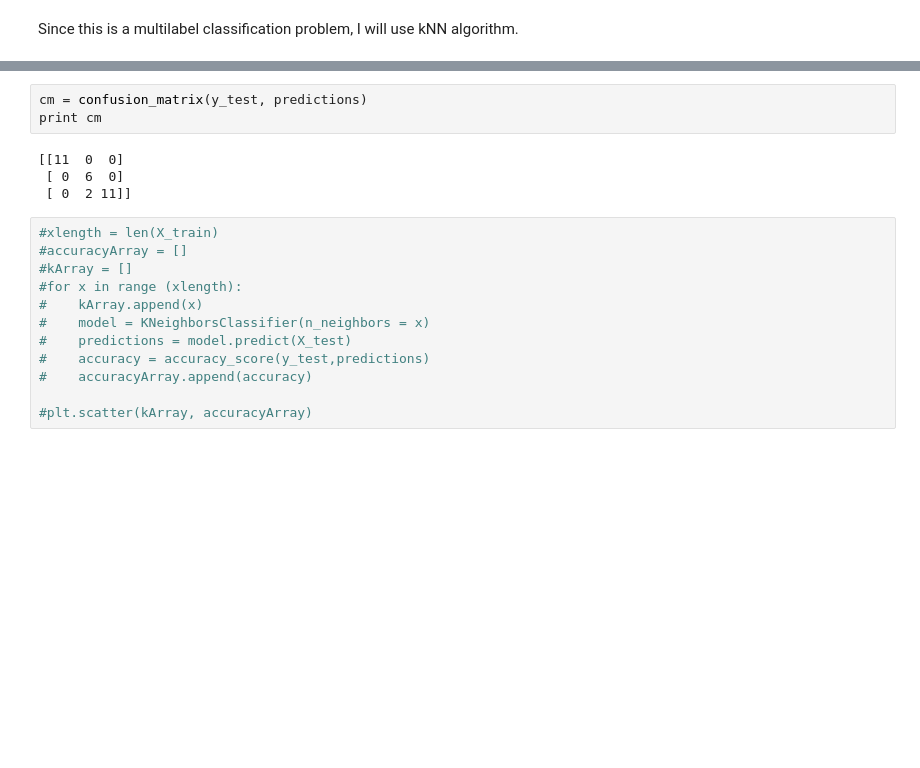
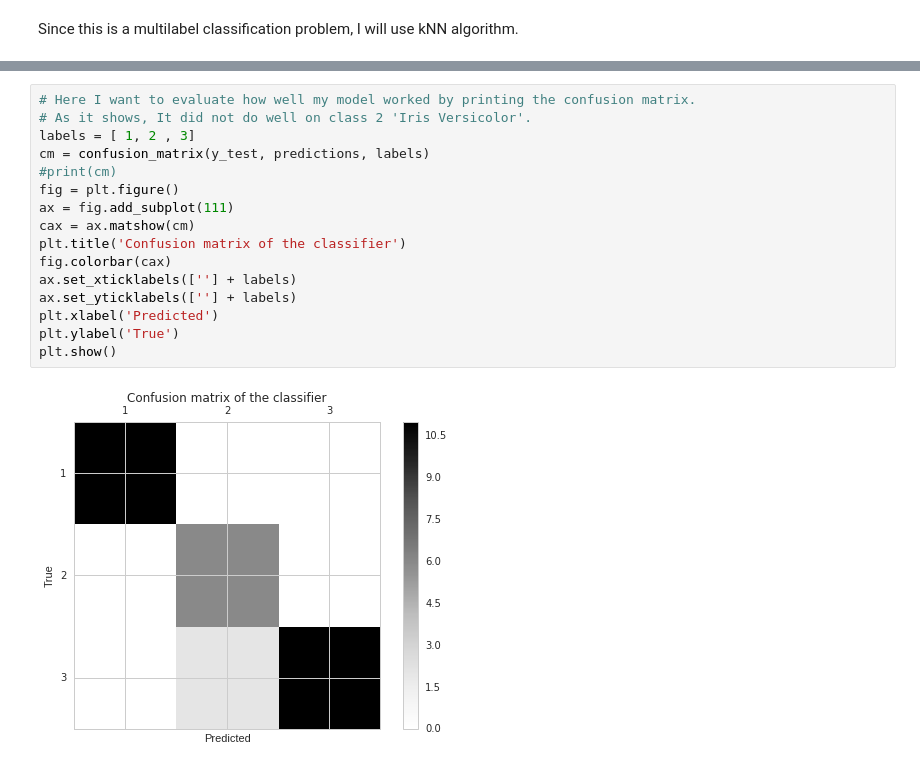
Before and after one commit to Andalibt/Data_Science_Portfolio, a Jupyter notebook: Iris.ipynb, the cells around one changed output, grey strips where cells are left out. Cells and saved outputs as stored; diff of their text form; blank space fills up the shorter version.

```diff
--- a/Iris.ipynb
+++ b/Iris.ipynb
@@ -209,19 +213,18 @@ print round(accuracy*100 ,2)
-# %%
-cm = confusion_matrix(y_test, predictions)
-print cm
-# %% [output]
-[[11  0  0]
- [ 0  6  0]
- [ 0  2 11]]
-# %%
-#xlength = len(X_train)
-#accuracyArray = []
-#kArray = []
-#for x in range (xlength):
-#    kArray.append(x)
-#    model = KNeighborsClassifier(n_neighbors = x)
-#    predictions = model.predict(X_test)
-#    accuracy = accuracy_score(y_test,predictions)
-#    accuracyArray.append(accuracy)
-
-#plt.scatter(kArray, accuracyArray)
+# %%
+# Here I want to evaluate how well my model worked by printing the confusion matrix.
+# As it shows, It did not do well on class 2 'Iris Versicolor'.
+labels = [ 1, 2 , 3]
+cm = confusion_matrix(y_test, predictions, labels)
+#print(cm)
+fig = plt.figure()
+ax = fig.add_subplot(111)
+cax = ax.matshow(cm)
+plt.title('Confusion matrix of the classifier')
+fig.colorbar(cax)
+ax.set_xticklabels([''] + labels)
+ax.set_yticklabels([''] + labels)
+plt.xlabel('Predicted')
+plt.ylabel('True')
+plt.show()
+# %% [output]
+[figure, added]
```
Also changed, not shown: parts of 7 cells of this notebook.
